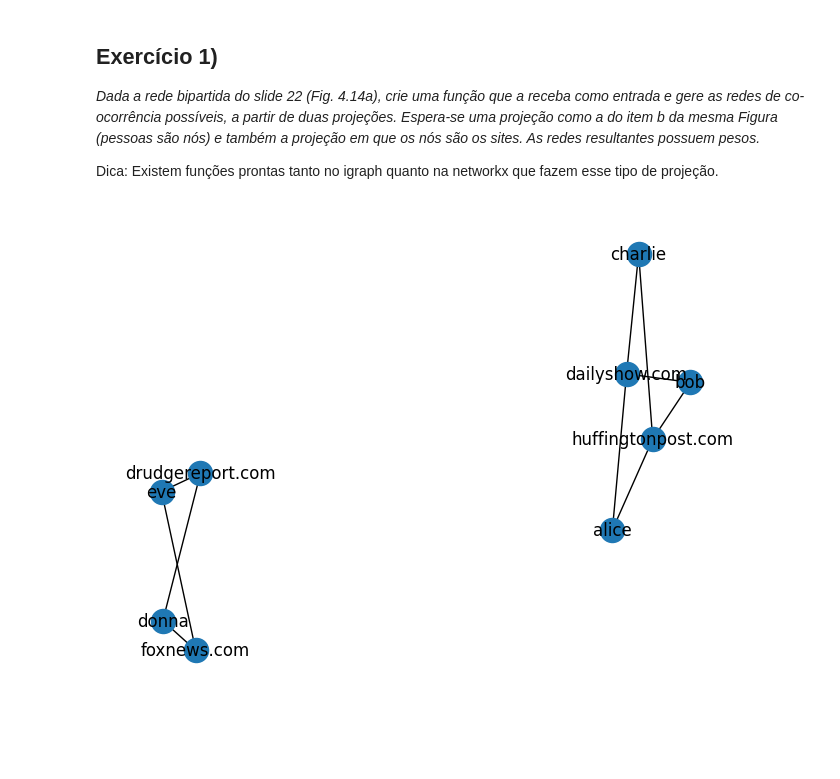
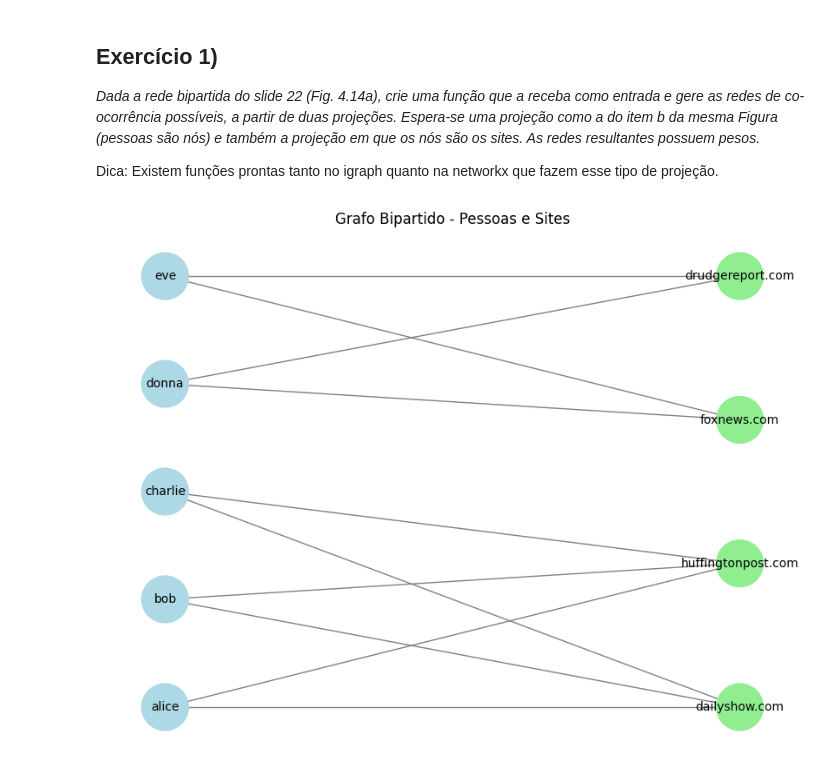
Before and after one commit to AnaLuiza241/disciplinasMestrado, a Jupyter notebook: redes-complexas/tarefa5.ipynb, the cells around one changed output. Drawn from its saved outputs; the diff is of its cells as text; code cells hidden in the pictures; blank space fills up the shorter version.

```diff
--- a/redes-complexas/tarefa5.ipynb
+++ b/redes-complexas/tarefa5.ipynb
@@ -13,10 +15,23 @@ R.add_nodes_from(["alice", "bob", "charlie", "donna", "eve"], bipartite=0)
 R.add_nodes_from(["dailyshow.com", "huffingtonpost.com", "foxnews.com", "drudgereport.com"], bipartite=1)
 # Add edges only between nodes of opposite node sets
 R.add_edges_from([("alice", "dailyshow.com"), ("alice", "huffingtonpost.com"), ("bob", "dailyshow.com"), ("bob", "huffingtonpost.com"), ("donna", "foxnews.com"), ("donna", "drudgereport.com"), ("eve","foxnews.com"), ("eve","drudgereport.com"), ("charlie","dailyshow.com"), ("charlie","huffingtonpost.com")])
-
-nx.draw(R, with_labels=True)
-# %% [output]
-[figure, removed]
+# %%
+# Separando os nós bipartidos
+pessoas_nodes = ["alice", "bob", "charlie", "donna", "eve"]
+sites_nodes = ["dailyshow.com", "huffingtonpost.com", "foxnews.com", "drudgereport.com"]
+
+# Criando o layout bipartido
+pos = nx.bipartite_layout(R, pessoas_nodes)
+
+# Desenhando os nós de pessoas e sites com cores diferentes
+plt.figure(figsize=(8, 6))
+nx.draw(R, pos, with_labels=True, node_color=["lightblue" if node in pessoas_nodes else "lightgreen" for node in R.nodes()],
+        node_size=1500, font_size=10, font_color="black", edge_color="gray")
+
+plt.title("Grafo Bipartido - Pessoas e Sites")
+plt.show()
+# %% [output]
+[figure, added]
 # %%
 def redes_recorrencias(G, pessoas_nodes, sites_nodes):
     return nx.bipartite.weighted_projected_graph(G, pessoas_nodes), nx.bipartite.weighted_projected_graph(G, sites_nodes)
```
Also changed, not shown: parts of 5 cells of this notebook.
